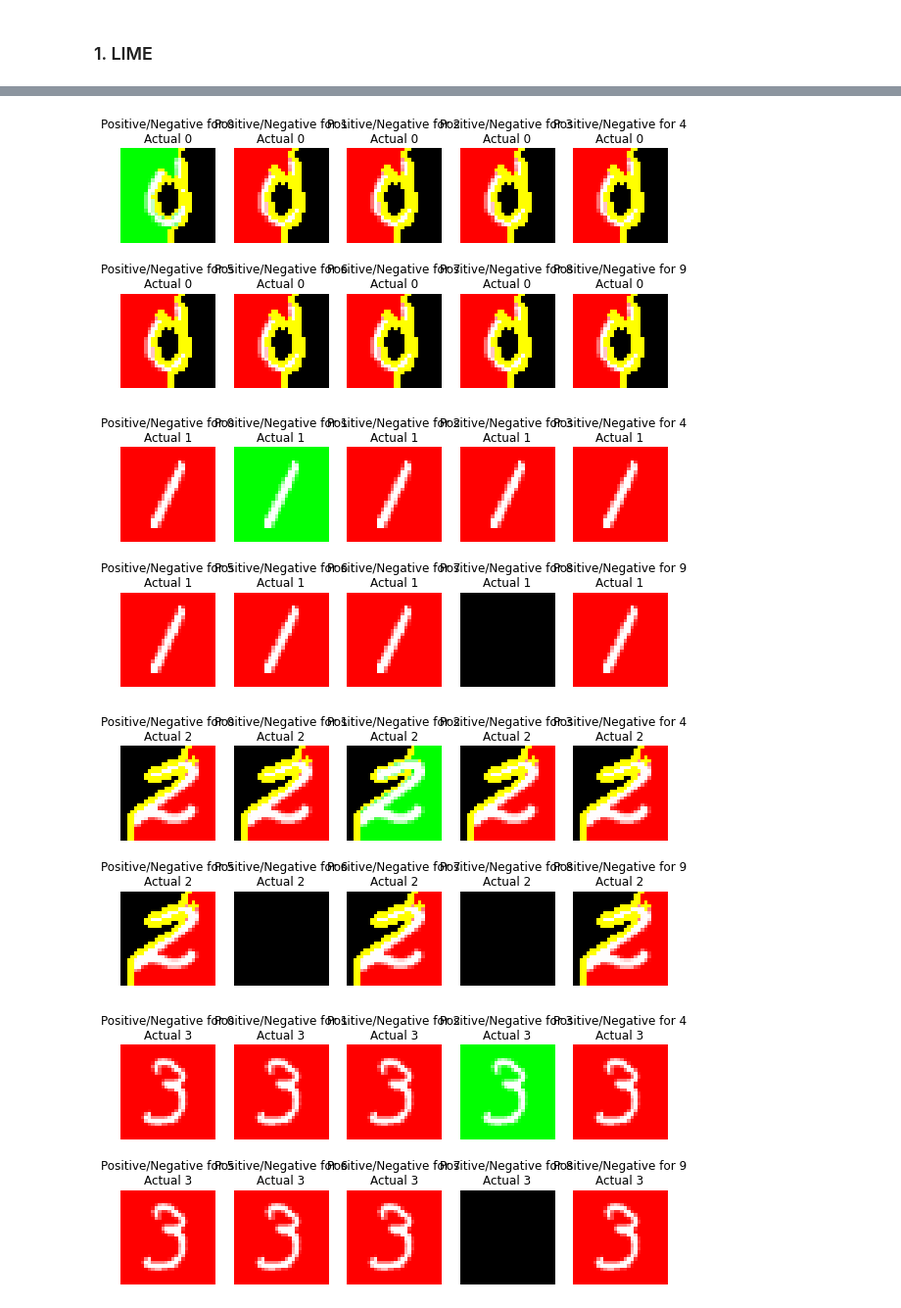
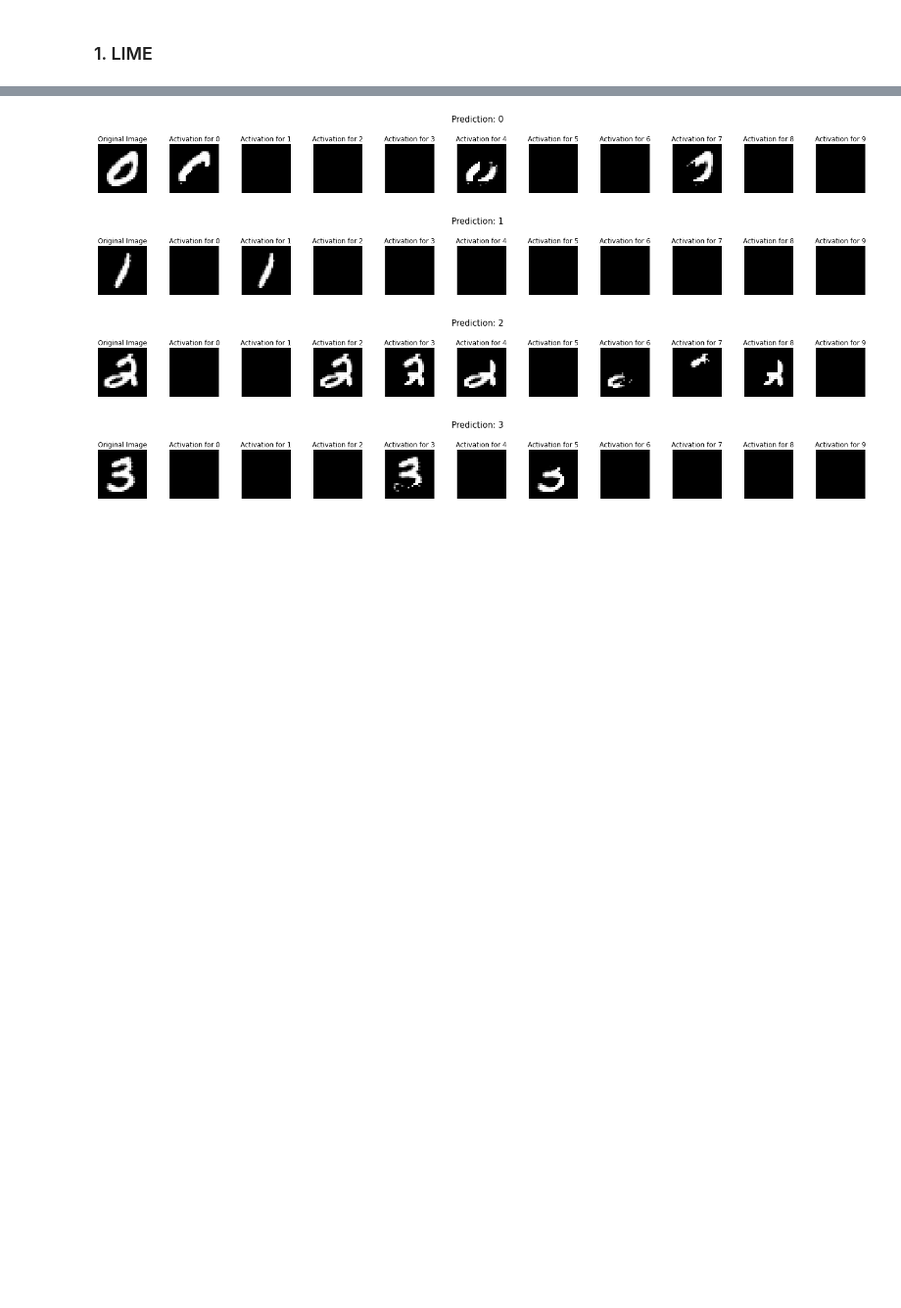
Before and after one commit to medso0018/ExplainML, a Jupyter notebook: notebooks/image.ipynb, the cells around one changed output, grey strips where cells are left out. Shown at 98% size. Drawn from its saved outputs; the diff is of its cells as text; code cells hidden in the pictures; blank space fills up the shorter version.

Commit message:
add explanation

```diff
--- a/notebooks/image.ipynb
+++ b/notebooks/image.ipynb
@@ -51,7 +54,9 @@ import tensorflow as tf
 model = keras.Sequential(
     [
         keras.Input(shape=np.shape(X_train)[1:]),
-        keras.layers.Conv2D(32, kernel_size=(3, 3), activation="relu"),
+        keras.layers.Conv2D(32, kernel_size=(4, 4), activation="relu"),
+        keras.layers.MaxPooling2D(pool_size=(3, 3)),
+        keras.layers.Conv2D(32, kernel_size=(4, 4), activation="relu"),
         keras.layers.MaxPooling2D(pool_size=(3, 3)),
         keras.layers.Flatten(),
         keras.layers.Dropout(0.5),
@@ -111,3 +132,15 @@ from lime import lime_image
+# %%
+explainer = lime_image.LimeImageExplainer(verbose = False)
+segmenter = SegmentationAlgorithm('quickshift', kernel_size=1, max_dist=200, ratio=0.2)
+explainer = lime_image.LimeImageExplainer(verbose=False)
 # %%
-explainer = lime_image.LimeImageExplainer(verbose = False)
-explanations = [explainer.explain_instance(X_test[numbers][i], classifier_fn=model.predict, top_labels=10, hide_color=0, num_samples=10000) for i in range(10)]
+explanations = [
+    explainer.explain_instance(
+        X_test[to_classify][i],
+        classifier_fn=model.predict,
+        top_labels=10,
+        hide_color=0,
+        num_samples=10000,
+        segmentation_fn=segmenter
+    ) for i in range(10)
+]
@@ -285,15 +147,20 @@ explanations = [explainer.explain_instance(X_test[numbers][i], classifier_fn=mod
 # %%
-from skimage.segmentation import mark_boundaries
-
-for i, explanation in enumerate(explanations):
-    fig, m_axs = plt.subplots(2, 5, figsize = (10, 5))
-    for i, c_ax in enumerate(m_axs.flatten()):
-        temp, mask = explanation.get_image_and_mask(i, positive_only=False, num_features=1000, hide_rest=True, min_weight=0.01)
-        c_ax.imshow(mark_boundaries(temp , mask))
-        c_ax.set_title('Positive/Negative for {}\nActual {}'.format(i, explanation.top_labels[0]))
-        c_ax.axis('off')
+for i_exp, explanation in enumerate(explanations):
+    fig, axes = plt.subplots(1, 11, figsize=(20, 3))
+    fig.tight_layout()
+    for i, c_ax in enumerate(axes.flatten()):
+        if i == 0:
+            c_ax.imshow(X_test[to_classify][i_exp])
+            c_ax.set_title(f'Original Image')
+            c_ax.axis('off')
+        else:
+            temp, mask = explanation.get_image_and_mask(i - 1, positive_only=True, hide_rest=True, min_weight=0.02)
+            c_ax.imshow(temp)
+            c_ax.set_title(f'Activation for {i - 1}')
+            c_ax.axis('off')
+    fig.suptitle(f'Prediction: {explanation.top_labels[0]}', fontsize=15)
 # %% [output]
-[figure, old version]
+[figure, new version]
-[figure, old version]
+[figure, new version]
-[figure, old version]
+[figure, new version]
-[figure, old version]
+[figure, new version]
```
Also changed, not shown: parts of 9 cells of this notebook.
